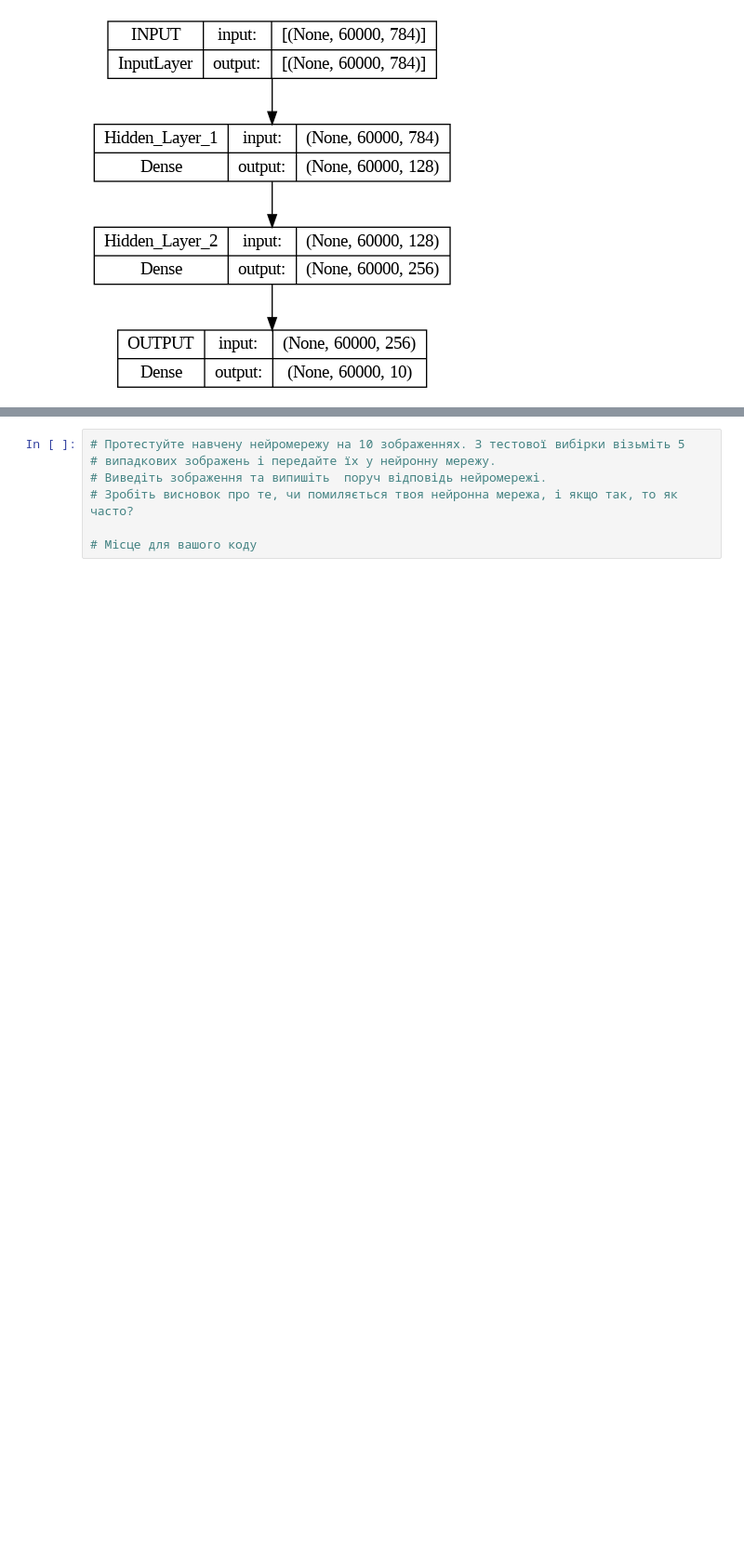
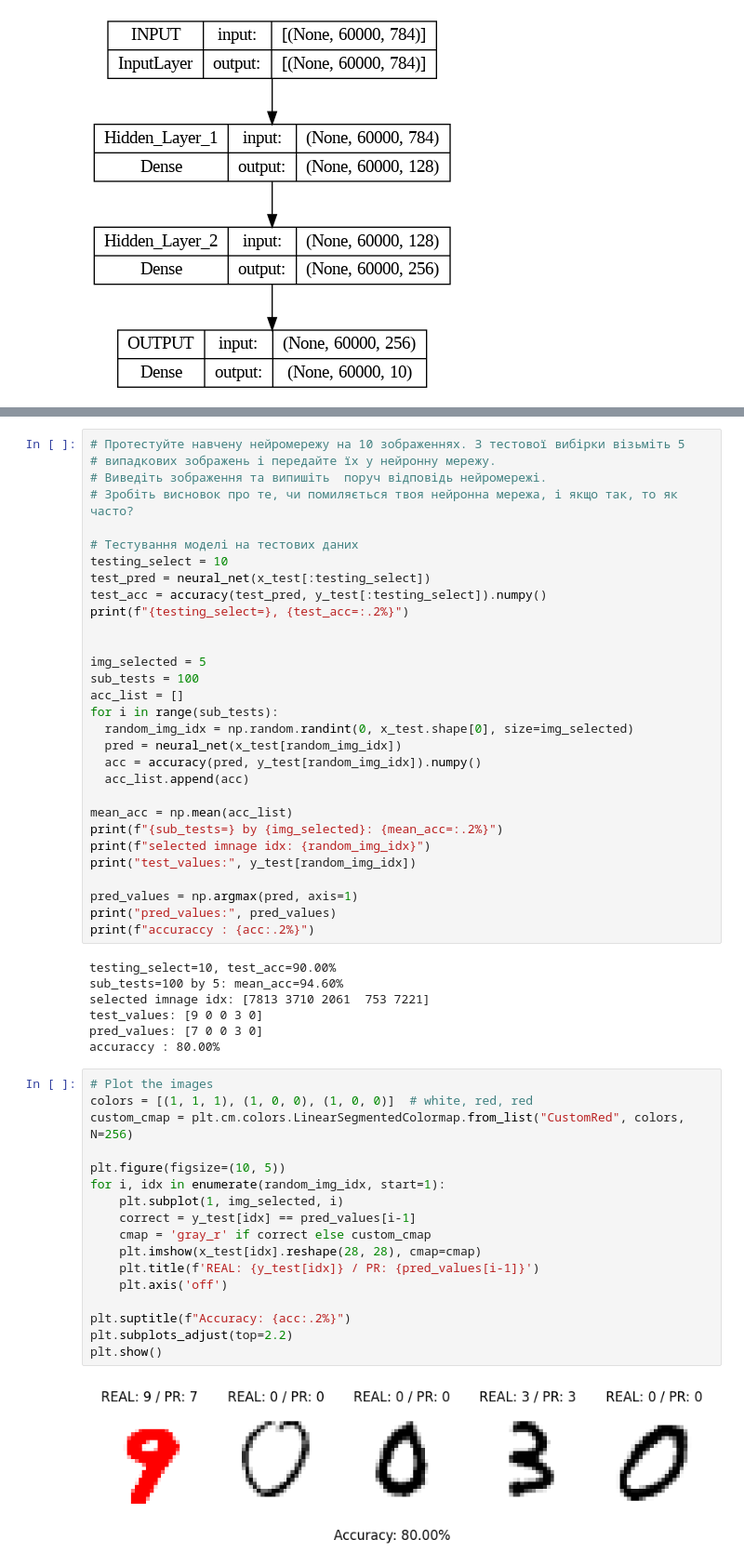
Before and after one commit to lexxai/goit_python_ds_hw_08, a Jupyter notebook: goit_python_ds_hw_08.ipynb, the cells around one changed output, grey strips where cells are left out. Shown at 93% size. Saved outputs shown, nothing was run; the diff lists cells and outputs as text; blank space fills up the shorter version.

```diff
--- a/goit_python_ds_hw_08.ipynb
+++ b/goit_python_ds_hw_08.ipynb
@@ -310,4 +313,53 @@ test_acc=90.170002%
 # Виведіть зображення та випишіть  поруч відповідь нейромережі.
 # Зробіть висновок про те, чи помиляється твоя нейронна мережа, і якщо так, то як часто?
 
-# Місце для вашого коду
+# Тестування моделі на тестових даних
+testing_select = 10
+test_pred = neural_net(x_test[:testing_select])
+test_acc = accuracy(test_pred, y_test[:testing_select]).numpy()
+print(f"{testing_select=}, {test_acc=:.2%}")
+
+
+img_selected = 5
+sub_tests = 100
+acc_list = []
+for i in range(sub_tests):
+  random_img_idx = np.random.randint(0, x_test.shape[0], size=img_selected)
+  pred = neural_net(x_test[random_img_idx])
+  acc = accuracy(pred, y_test[random_img_idx]).numpy()
+  acc_list.append(acc)
+
+mean_acc = np.mean(acc_list)
+print(f"{sub_tests=} by {img_selected}: {mean_acc=:.2%}")
+print(f"selected imnage idx: {random_img_idx}")
+print("test_values:", y_test[random_img_idx])
+
+pred_values = np.argmax(pred, axis=1)
+print("pred_values:", pred_values)
+print(f"accuraccy : {acc:.2%}")
+# %% [output]
+testing_select=10, test_acc=90.00%
+sub_tests=100 by 5: mean_acc=94.60%
+selected imnage idx: [7813 3710 2061  753 7221]
+test_values: [9 0 0 3 0]
+pred_values: [7 0 0 3 0]
+accuraccy : 80.00%
+# %%
+# Plot the images
+colors = [(1, 1, 1), (1, 0, 0), (1, 0, 0)]  # white, red, red
+custom_cmap = plt.cm.colors.LinearSegmentedColormap.from_list("CustomRed", colors, N=256)
+
+plt.figure(figsize=(10, 5))
+for i, idx in enumerate(random_img_idx, start=1):
+    plt.subplot(1, img_selected, i)
+    correct = y_test[idx] == pred_values[i-1]
+    cmap = 'gray_r' if correct else custom_cmap
+    plt.imshow(x_test[idx].reshape(28, 28), cmap=cmap)
+    plt.title(f'REAL: {y_test[idx]} / PR: {pred_values[i-1]}')
+    plt.axis('off')
+
+plt.suptitle(f"Accuracy: {acc:.2%}")
+plt.subplots_adjust(top=2.2)
+plt.show()
+# %% [output]
+[figure, added]
```
Also changed, not shown: parts of 9 cells of this notebook.
